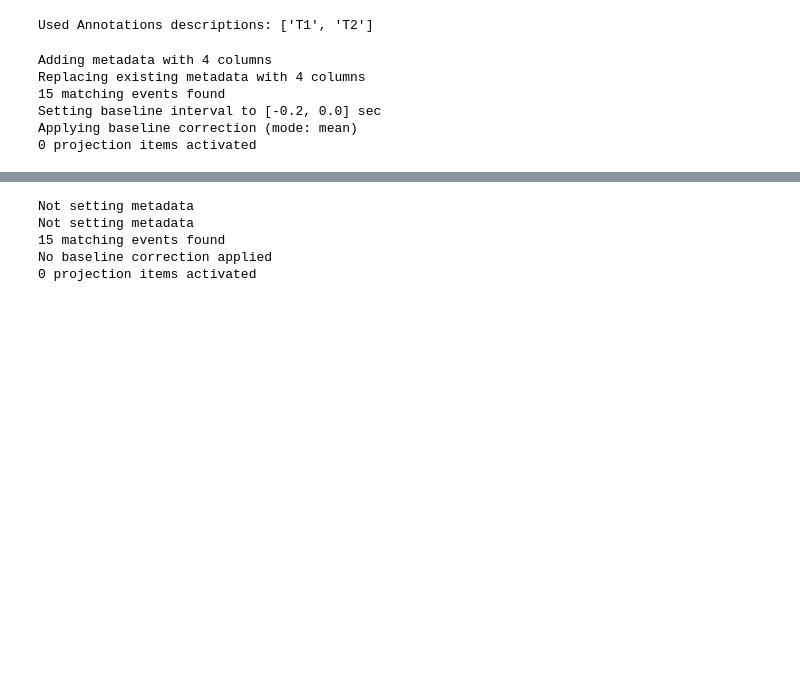
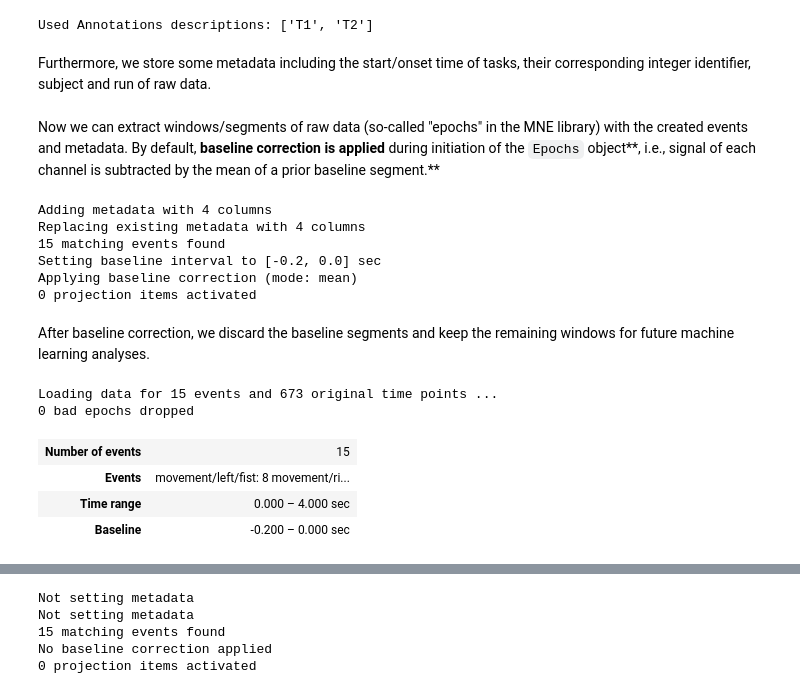
Before and after one commit to joshualin24/EEG_demo, a Jupyter notebook: EEGBCI_Data_Utilities.ipynb, the cells around one changed output, grey strips where cells are left out. Drawn from its saved outputs; the diff is of its cells as text; code cells hidden in the pictures; blank space fills up the shorter version.

```diff
--- a/EEGBCI_Data_Utilities.ipynb
+++ b/EEGBCI_Data_Utilities.ipynb
@@ -101,5 +115,7 @@ event_id = {
 events, event_id = mne.events_from_annotations(raw_3, event_id=event_id)
 # %% [output]
 Used Annotations descriptions: ['T1', 'T2']
+# %% [markdown]
+Furthermore, we store some metadata including the start/onset time of tasks, their corresponding integer identifier, subject and run of raw data.
 # %%
 metadata = pd.DataFrame({
@@ -108,6 +124,8 @@ metadata = pd.DataFrame({
     'subject': 1,
     'run': 3
 })
+# %% [markdown]
+Now we can extract windows/segments of raw data (so-called "epochs" in the MNE library) with the created events and metadata. By default, **baseline correction is applied** during initiation of the `Epochs` object**, i.e., signal of each channel is subtracted by the mean of a prior baseline segment.**
 # %%
 epochs = mne.Epochs(
     raw_3,
@@ -124,3 +142,14 @@ Replacing existing metadata with 4 columns
 Setting baseline interval to [-0.2, 0.0] sec
 Applying baseline correction (mode: mean)
 0 projection items activated
+# %% [markdown]
+After baseline correction, we discard the baseline segments and keep the remaining windows for future machine learning analyses.
+# %%
+epochs.load_data().crop(tmin=0.0)
+# %% [output]
+Loading data for 15 events and 673 original time points ...
+0 bad epochs dropped
+| Number of events | 15 |
+| Events | movement/left/fist: 8 movement/ri... |
+| Time range | 0.000 – 4.000 sec |
+| Baseline | -0.200 – 0.000 sec |
```
Also changed, not shown: parts of 15 cells of this notebook.
